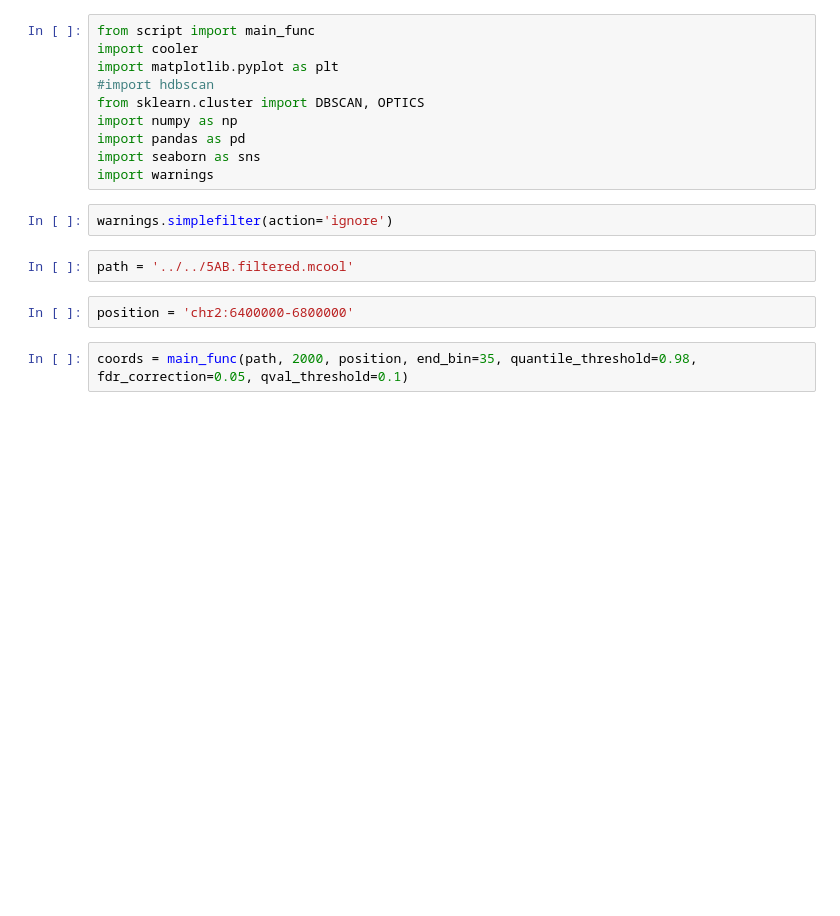
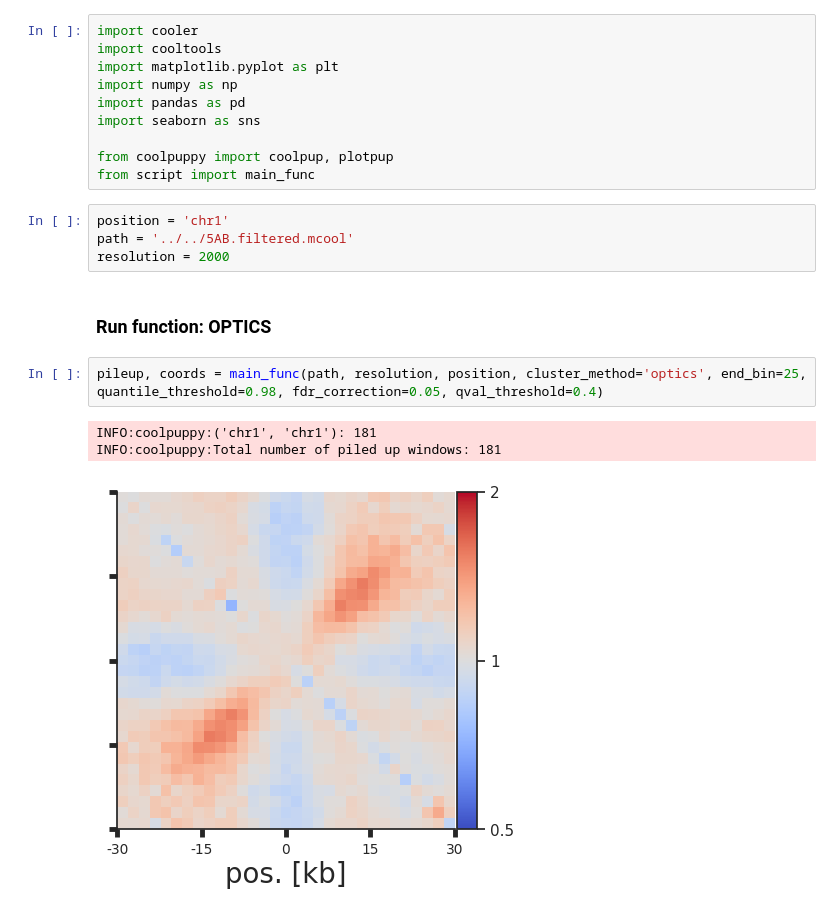
Before and after one commit to anshtompel/Elon-MaskED, a Jupyter notebook: example_notebook.ipynb, the cells around one changed output. Drawn from its saved outputs; the diff is of its cells as text; blank space fills up the shorter version.

```diff
--- a/example_notebook.ipynb
+++ b/example_notebook.ipynb
@@ -1,18 +1,22 @@
 # %%
-from script import main_func
 import cooler
+import cooltools
 import matplotlib.pyplot as plt
-#import hdbscan
-from sklearn.cluster import DBSCAN, OPTICS
 import numpy as np
 import pandas as pd
 import seaborn as sns
-import warnings
+
+from coolpuppy import coolpup, plotpup
+from script import main_func
-# %%
-warnings.simplefilter(action='ignore')
 # %%
+position = 'chr1'
 path = '../../5AB.filtered.mcool'
+resolution = 2000
-# %%
-position = 'chr2:6400000-6800000'
+# %% [markdown]
+### Run function: OPTICS
 # %%
-coords = main_func(path, 2000, position, end_bin=35, quantile_threshold=0.98, fdr_correction=0.05, qval_threshold=0.1)
+pileup, coords = main_func(path, resolution, position, cluster_method='optics', end_bin=25, quantile_threshold=0.98, fdr_correction=0.05, qval_threshold=0.4)
+# %% [output]
+INFO:coolpuppy:('chr1', 'chr1'): 181
+INFO:coolpuppy:Total number of piled up windows: 181
+[figure, added]
```
Also changed, not shown: parts of 10 cells of this notebook.
